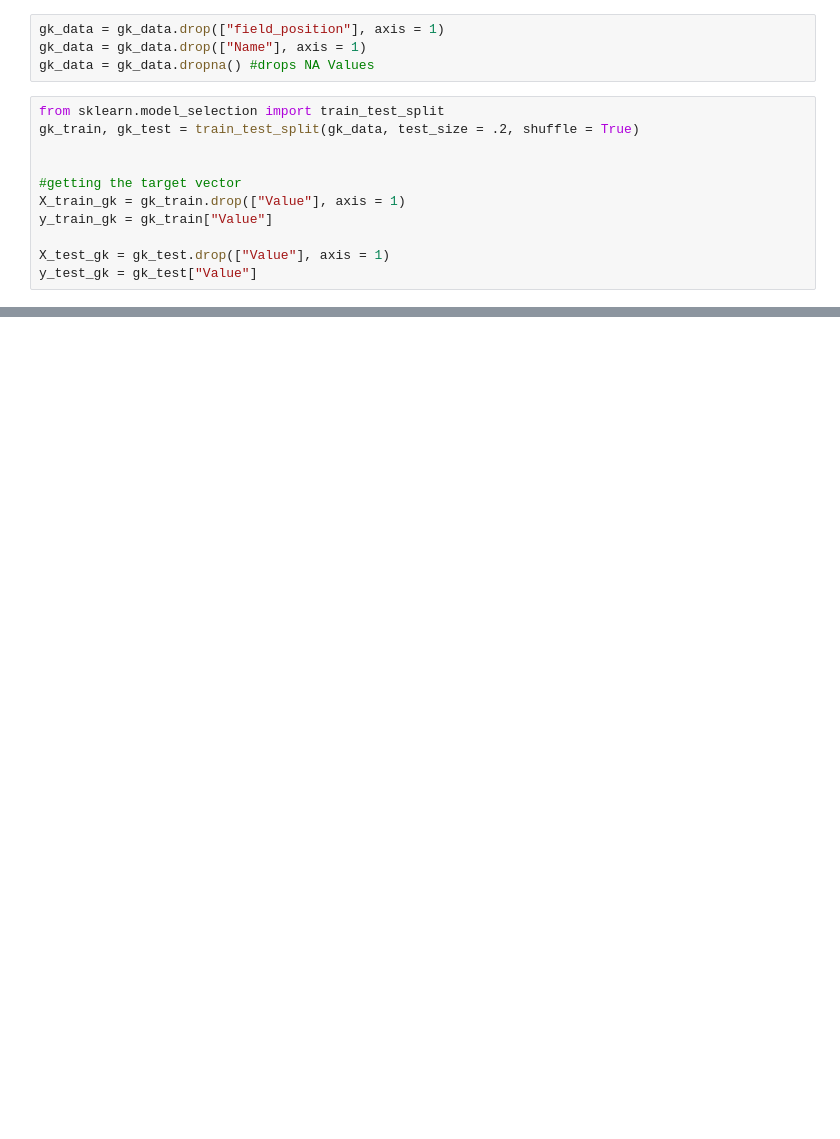
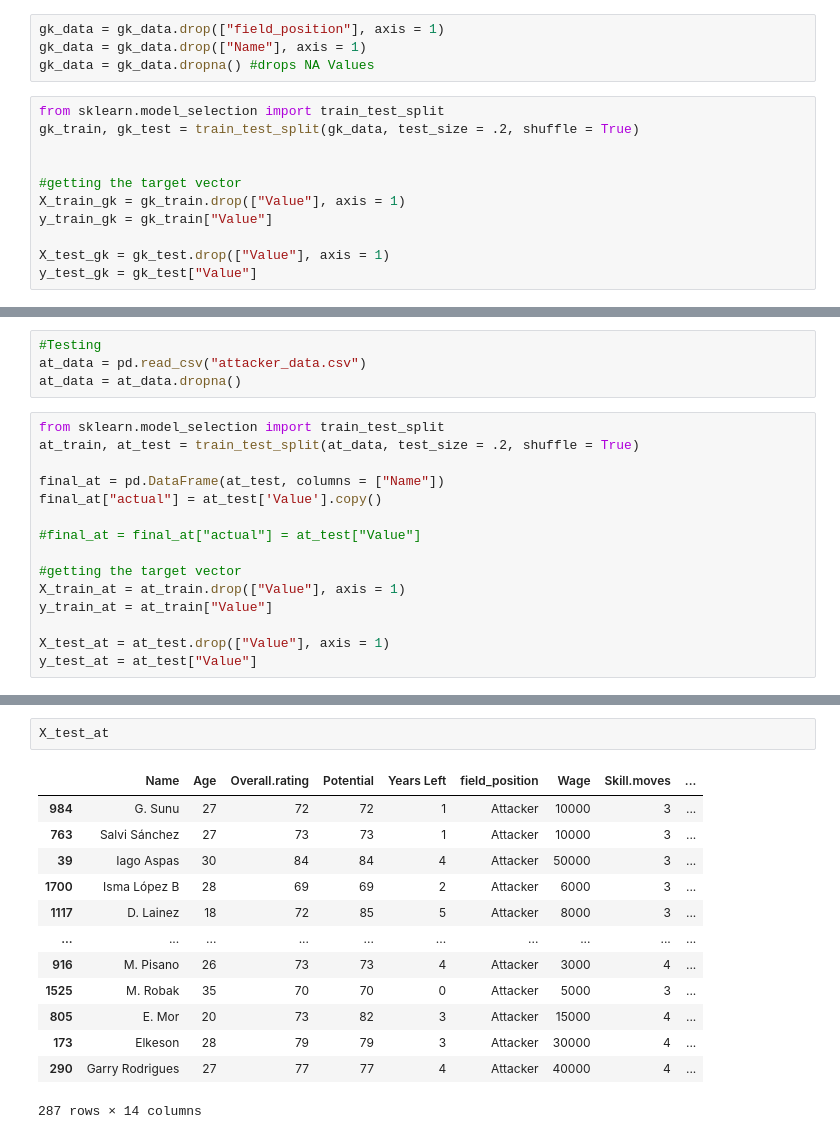
Before and after one commit to aymankhan2003/Market-Value-Predictor, a Jupyter notebook: Project.ipynb, the cells around one changed output, grey strips where cells are left out. Cells and saved outputs as stored; diff of their text form; blank space fills up the shorter version.

```diff
--- a/Project.ipynb
+++ b/Project.ipynb
@@ -229,0 +112,19 @@ create coalitions advocating for shared goals
+# %%
+#Testing
+at_data = pd.read_csv("attacker_data.csv")
+at_data = at_data.dropna()
+# %%
+from sklearn.model_selection import train_test_split
+at_train, at_test = train_test_split(at_data, test_size = .2, shuffle = True)
+
+final_at = pd.DataFrame(at_test, columns = ["Name"])
+final_at["actual"] = at_test['Value'].copy()
+
+#final_at = final_at["actual"] = at_test["Value"]
+
+#getting the target vector
+X_train_at = at_train.drop(["Value"], axis = 1)
+y_train_at = at_train["Value"]
+
+X_test_at = at_test.drop(["Value"], axis = 1)
+y_test_at = at_test["Value"]
@@ -229,0 +147,16 @@ create coalitions advocating for shared goals
+# %%
+X_test_at
+# %% [output]
+|  | Name | Age | Overall.rating | Potential | Years Left | field_position | Wage | Skill.moves | ... |
+| 984 | G. Sunu | 27 | 72 | 72 | 1 | Attacker | 10000 | 3 | ... |
+| 763 | Salvi Sánchez | 27 | 73 | 73 | 1 | Attacker | 10000 | 3 | ... |
+| 39 | Iago Aspas | 30 | 84 | 84 | 4 | Attacker | 50000 | 3 | ... |
+| 1700 | Isma López B | 28 | 69 | 69 | 2 | Attacker | 6000 | 3 | ... |
+| 1117 | D. Lainez | 18 | 72 | 85 | 5 | Attacker | 8000 | 3 | ... |
+| ... | ... | ... | ... | ... | ... | ... | ... | ... | ... |
+| 916 | M. Pisano | 26 | 73 | 73 | 4 | Attacker | 3000 | 4 | ... |
+| 1525 | M. Robak | 35 | 70 | 70 | 0 | Attacker | 5000 | 3 | ... |
+| 805 | E. Mor | 20 | 73 | 82 | 3 | Attacker | 15000 | 4 | ... |
+| 173 | Elkeson | 28 | 79 | 79 | 3 | Attacker | 30000 | 4 | ... |
+| 290 | Garry Rodrigues | 27 | 77 | 77 | 4 | Attacker | 40000 | 4 | ... |
+287 rows × 14 columns
```
Also changed, not shown: parts of 29 cells of this notebook.
